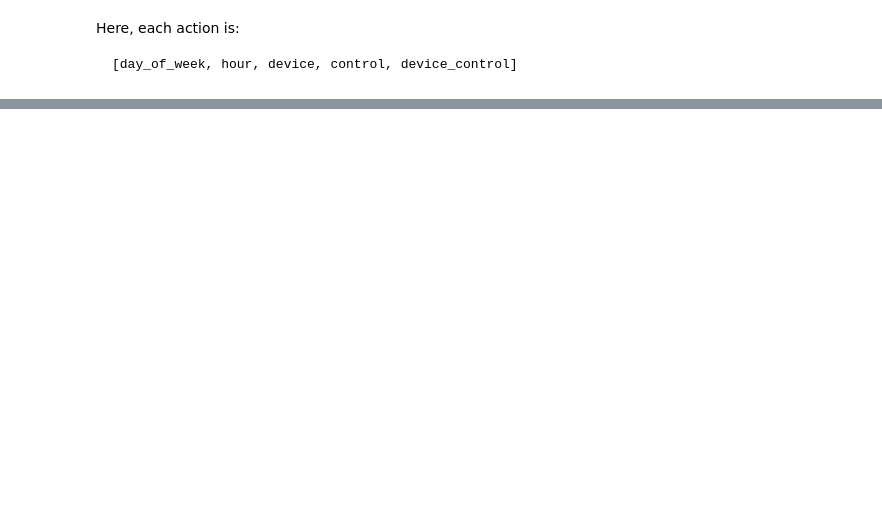
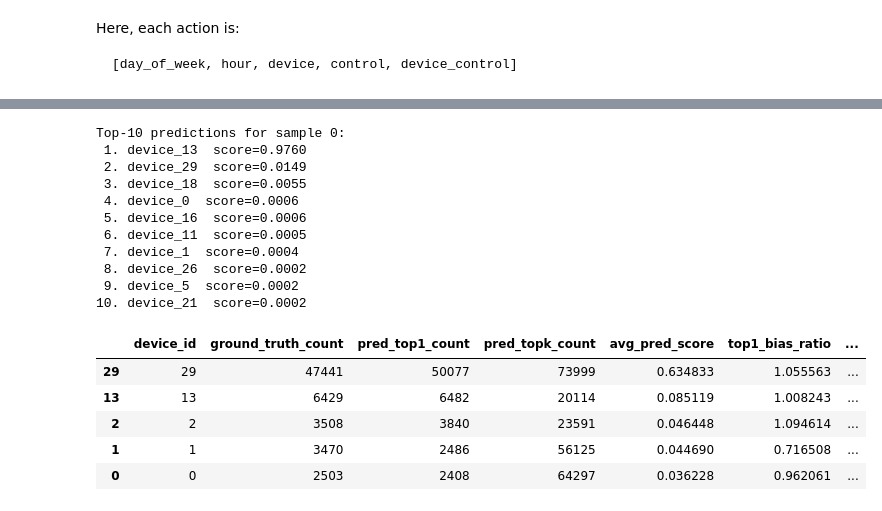
Before and after one commit to thsauravgupta/Prism, a Jupyter notebook: KG_GNN/KG_GNN_model.ipynb, the cells around one changed output, grey strips where cells are left out. Cells and saved outputs as stored; diff of their text form; code cells hidden in the pictures; blank space fills up the shorter version.

```diff
--- a/KG_GNN/KG_GNN_model.ipynb
+++ b/KG_GNN/KG_GNN_model.ipynb
@@ -529,0 +238,10 @@ Captures:
+# %%
+model = tf.keras.models.load_model(
+    "models/best_gnn_model.keras",
+    custom_objects={
+        "GCNEmbeddingLayer": GCNEmbeddingLayer,
+        "ExpandFloatLayer": ExpandFloatLayer,
+    },
+    compile=False,
+    safe_mode=False
+)
@@ -529,0 +276,12 @@ Captures:
+# %%
+def prepare_features(X):
+    return {
+        "dayofweek": X[:,:,0],
+        "hour": X[:,:,1],
+        "device": X[:,:,2],
+        "unknown": X[:,:,3],
+        "device_control": X[:,:,4]
+    }
+
+test_features = prepare_features(X_test)
+pred_probs = model.predict(test_features)
@@ -529,0 +290,38 @@ Captures:
+# %%
+# Sample ranking
+show_sample_ranking(
+    model,
+    X_test,
+    prepare_features,
+    sample_idx=0,
+    top_k=10
+)
+
+# Device stats
+df_stats = compute_device_priority_stats(
+    model,
+    X_test,
+    y_test,
+    prepare_features,
+    top_k=5
+)
+
+df_stats.head()
+# %% [output]
+Top-10 predictions for sample 0:
+ 1. device_13  score=0.9760
+ 2. device_29  score=0.0149
+ 3. device_18  score=0.0055
+ 4. device_0  score=0.0006
+ 5. device_16  score=0.0006
+ 6. device_11  score=0.0005
+ 7. device_1  score=0.0004
+ 8. device_26  score=0.0002
+ 9. device_5  score=0.0002
+10. device_21  score=0.0002
+|  | device_id | ground_truth_count | pred_top1_count | pred_topk_count | avg_pred_score | top1_bias_ratio | ... |
+| 29 | 29 | 47441 | 50077 | 73999 | 0.634833 | 1.055563 | ... |
+| 13 | 13 | 6429 | 6482 | 20114 | 0.085119 | 1.008243 | ... |
+| 2 | 2 | 3508 | 3840 | 23591 | 0.046448 | 1.094614 | ... |
+| 1 | 1 | 3470 | 2486 | 56125 | 0.044690 | 0.716508 | ... |
+| 0 | 0 | 2503 | 2408 | 64297 | 0.036228 | 0.962061 | ... |
```
Also changed, not shown: parts of 53 cells of this notebook, 8 other files.
